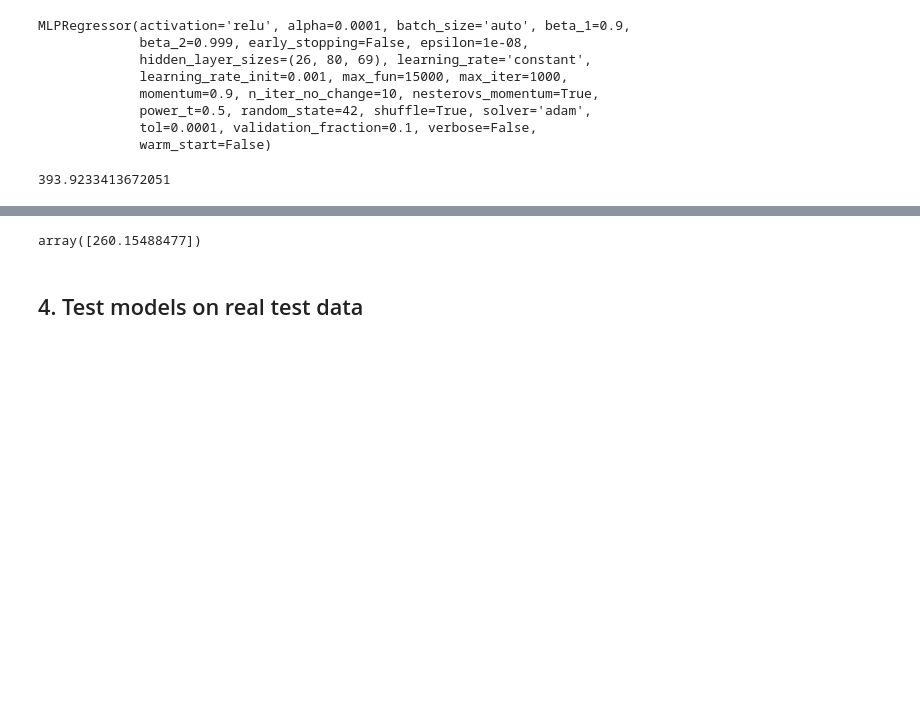
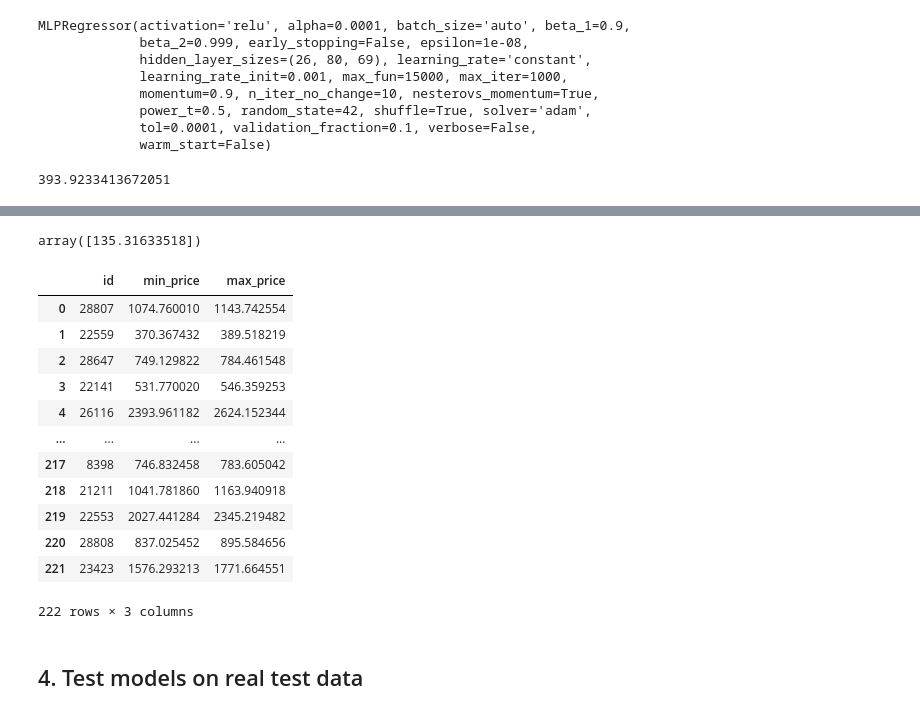
Before and after one commit to BrutishGuy/AAForB_Assignment2, a Jupyter notebook: code/Arnaud/Models.ipynb, the cells around one changed output, grey strips where cells are left out. Cells and saved outputs as stored; diff of their text form; code cells hidden in the pictures; blank space fills up the shorter version.

```diff
--- a/code/Arnaud/Models.ipynb
+++ b/code/Arnaud/Models.ipynb
@@ -320,0 +460,18 @@ average_prediction_max = (rfr_1_prediction_df['max_price'] + rfr_2_prediction_df
+# %%
+import xgboost as xgb
+X_train, X_test, y_train, y_test = train_test_split(input_features, targets, test_size=0.3, random_state=42)
+dtrain_max = xgb.DMatrix(X_train, label=y_train['max_price'])
+dtest_max = xgb.DMatrix(X_test, label=y_test['max_price'])
+
+dtrain_min = xgb.DMatrix(X_train, label=y_train['min_price'])
+dtest_min = xgb.DMatrix(X_test, label=y_test['min_price'])
+
+
+param = {'max_depth': 400, 'objective': 'reg:gamma', 'verbosity':0}
+param['eval_metric'] = 'mae'
+evallist_max = [(dtest_max, 'eval'), (dtrain_max, 'train')]
+evallist_min = [(dtest_min, 'eval'), (dtrain_min, 'train')]
+
+num_round = 27
+bst_max = xgb.train(param, dtrain_max, num_round)
+bst_min = xgb.train(param, dtrain_min, num_round)
@@ -321,15 +486,50 @@ average_prediction_max = (rfr_1_prediction_df['max_price'] + rfr_2_prediction_df
 # %%
-full_pred_group = pd.concat([average_prediction_min, average_prediction_max], axis=1)
+full_prediction = pd.concat([pd.DataFrame(prediction_min, columns=['min_price']),
+                             pd.DataFrame(prediction_max, columns=['max_price'])], axis=1)
+
+full_prediction.loc[full_prediction['min_price'] > full_prediction['max_price'], ['min_price', 'max_price']] = full_prediction.loc[full_prediction['min_price'] > full_prediction['max_price'], ['max_price', 'min_price']].values
 
 sum_abs_min_err, sum_abs_max_err = 0, 0
 
-for i in range(len(full_pred_group['min_price'])):
-    sum_abs_min_err += abs(full_pred_group['min_price'][i] - y_real_min[i])
-    sum_abs_max_err += abs(full_pred_group['max_price'][i] - y_real_max[i])
+for i in range(len(full_prediction['min_price'])):
+    sum_abs_min_err += abs(full_prediction['min_price'][i] - y_real_min[i])
+    sum_abs_max_err += abs(full_prediction['max_price'][i] - y_real_max[i])
 
-(sum_abs_min_err + sum_abs_max_err)/(len(full_pred_group['min_price']))
+(sum_abs_min_err + sum_abs_max_err)/(len(full_prediction['min_price']))
 # %% [output]
-array([260.15488477])
+array([135.31633518])
+# %%
+# Official prediction of hidden dataset
+xgb_test_set = xgb.DMatrix(final_df_test)
+
+max_prediction = bst_max.predict(xgb_test_set).reshape(-1, 1)
+prediction_max = max_scaler_targets.inverse_transform(max_prediction)
+
+min_prediction = bst_min.predict(xgb_test_set).reshape(-1, 1)
+prediction_min = min_scaler_targets.inverse_transform(min_prediction)
+
+
+full_prediction = pd.concat([pd.DataFrame(prediction_min, columns=['min_price']),
+                             pd.DataFrame(prediction_max, columns=['max_price'])], axis=1)
+
+full_prediction.loc[full_prediction['min_price'] > full_prediction['max_price'], ['min_price', 'max_price']] = full_prediction.loc[full_prediction['min_price'] > full_prediction['max_price'], ['max_price', 'min_price']].values
+
+submission_multi_rfr_new = pd.concat([pd.DataFrame(df_laptops_test['id']), full_prediction], axis=1)
+submission_multi_rfr_new
+# %% [output]
+|  | id | min_price | max_price |
+| 0 | 28807 | 1074.760010 | 1143.742554 |
+| 1 | 22559 | 370.367432 | 389.518219 |
+| 2 | 28647 | 749.129822 | 784.461548 |
+| 3 | 22141 | 531.770020 | 546.359253 |
+| 4 | 26116 | 2393.961182 | 2624.152344 |
+| ... | ... | ... | ... |
+| 217 | 8398 | 746.832458 | 783.605042 |
+| 218 | 21211 | 1041.781860 | 1163.940918 |
+| 219 | 22553 | 2027.441284 | 2345.219482 |
+| 220 | 28808 | 837.025452 | 895.584656 |
+| 221 | 23423 | 1576.293213 | 1771.664551 |
+222 rows × 3 columns
 # %% [markdown]
 ## 4. Test models on real test data
 # %%
```
Also changed, not shown: parts of 18 cells of this notebook.
